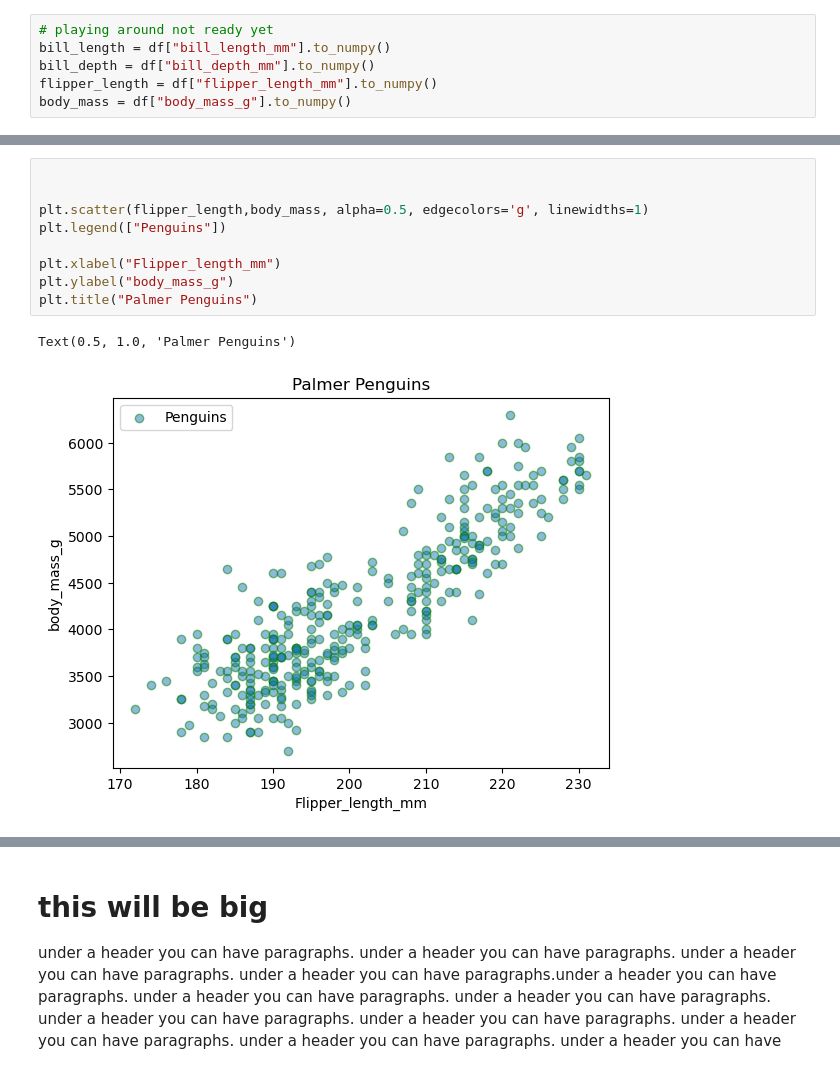
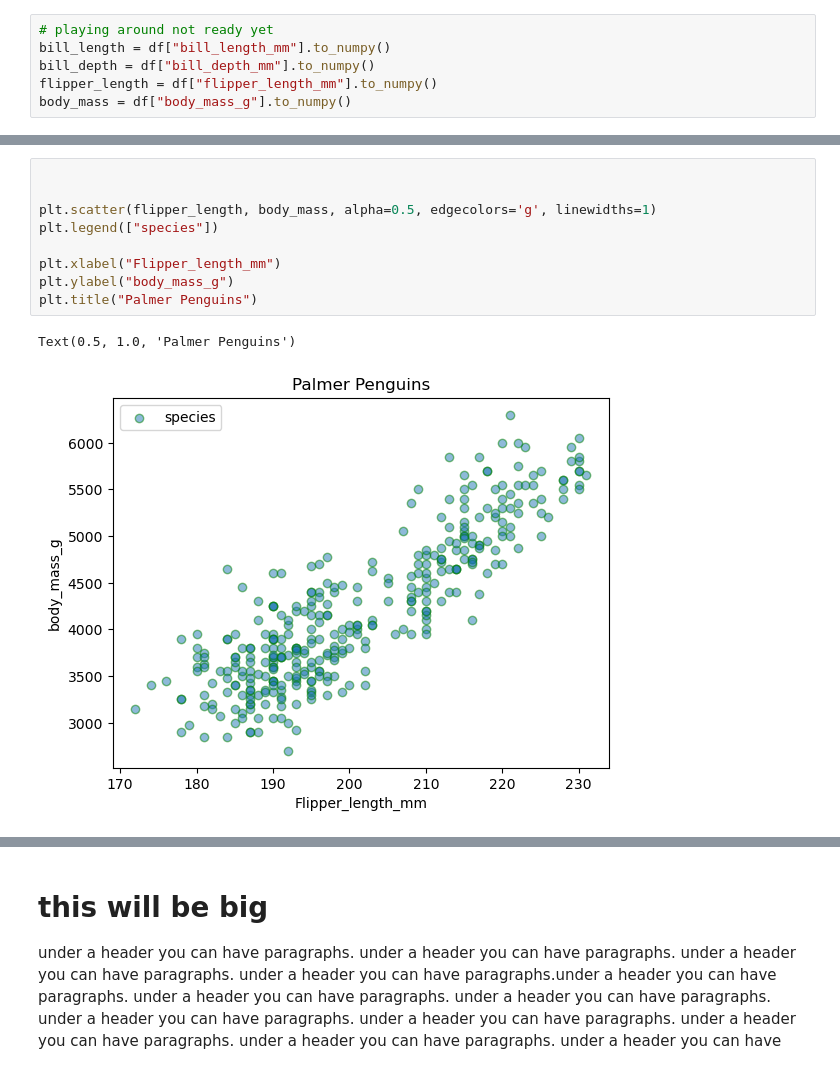
Before and after one commit to RobAstur/Principles-of-data-analytics-, a Jupyter notebook: penguins.ipynb, the cells around one changed output, grey strips where cells are left out. Cells and saved outputs as stored; diff of their text form.

```diff
--- a/penguins.ipynb
+++ b/penguins.ipynb
@@ -74,12 +122,12 @@ body_mass = df["body_mass_g"].to_numpy()
 # %%
 
 
-plt.scatter(flipper_length,body_mass, alpha=0.5, edgecolors='g', linewidths=1)
-plt.legend(["Penguins"])
+plt.scatter(flipper_length, body_mass, alpha=0.5, edgecolors='g', linewidths=1)
+plt.legend(["species"])
 
 plt.xlabel("Flipper_length_mm")
 plt.ylabel("body_mass_g")
 plt.title("Palmer Penguins")
 # %% [output]
 Text(0.5, 1.0, 'Palmer Penguins')
-[figure, old version]
+[figure, new version]
```
Also changed, not shown: parts of 16 cells of this notebook.
